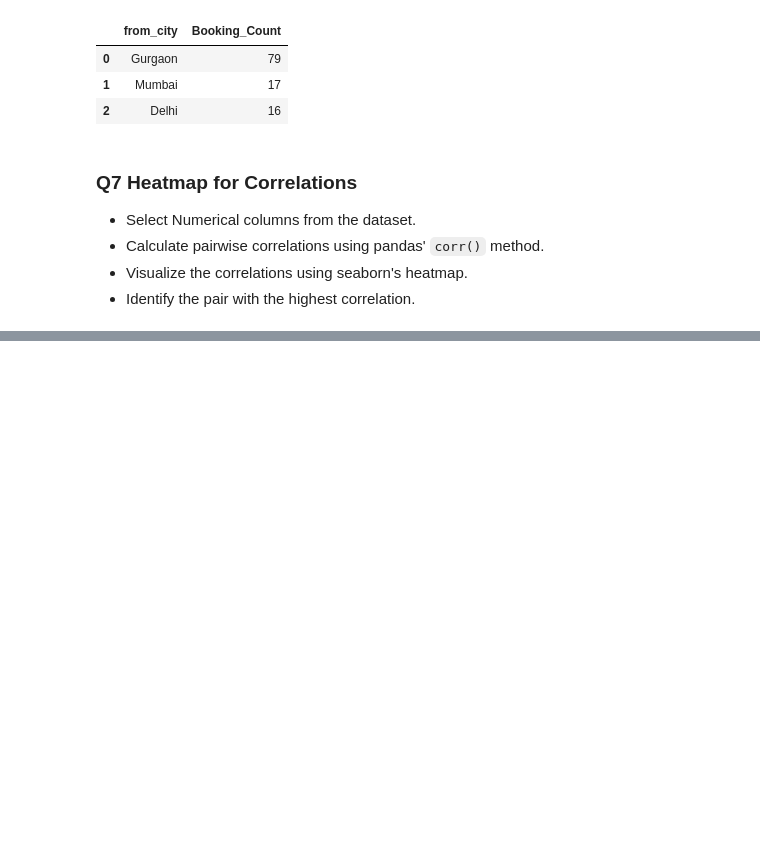
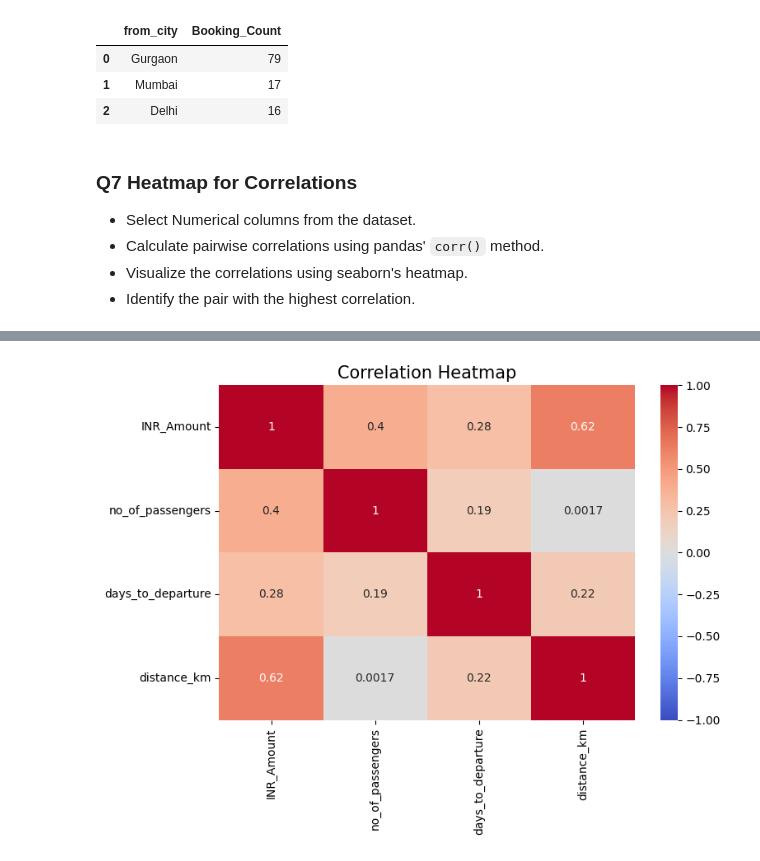
Before and after one commit to antonygatua/Data-Science-Projects, a Jupyter notebook: Travel Aggregator Analysis/notebooks/travel_aggregator.ipynb, the cells around one changed output, grey strips where cells are left out. Cells and saved outputs as stored; diff of their text form; code cells hidden in the pictures; blank space fills up the shorter version.

```diff
--- a/Travel Aggregator Analysis/notebooks/travel_aggregator.ipynb
+++ b/Travel Aggregator Analysis/notebooks/travel_aggregator.ipynb
@@ -796,0 +855,8 @@ top_depature_cities_advanced_bookings(merged_data, 'from_city', 'days_to_departu
+# %%
+# select numerical columns
+numerical_cols = ['INR_Amount', 'no_of_passengers', 'days_to_departure', 'distance_km']
+# %%
+# calculate pairwise correlations
+correlation_matrix = numerical_correlation(bookings, numerical_cols=numerical_cols)
+
+correlation_matrix
@@ -796,0 +869,16 @@ top_depature_cities_advanced_bookings(merged_data, 'from_city', 'days_to_departu
+# %%
+# plotting correlation heatmap
+fig, ax = plt.subplots(figsize=(8,6))
+
+sns.heatmap(correlation_matrix, annot=True, cmap='coolwarm', vmin=-1, vmax=1, center=0, ax=ax)
+
+# set title
+ax.set_title("Correlation Heatmap", fontsize=15)
+
+plt.tight_layout()
+plt.show()
+
+# save the figure
+fig.savefig("../assets/images/correlation.png")
+# %% [output]
+[figure, added]
```
Also changed, not shown: parts of 19 cells of this notebook.
